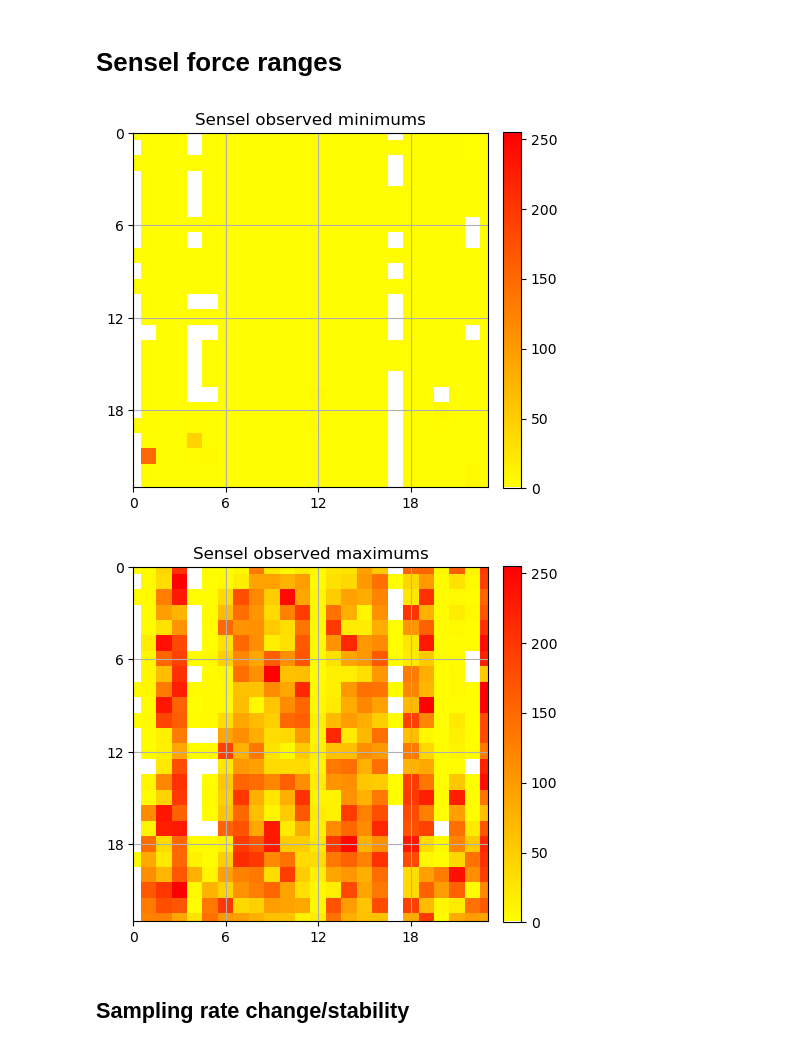
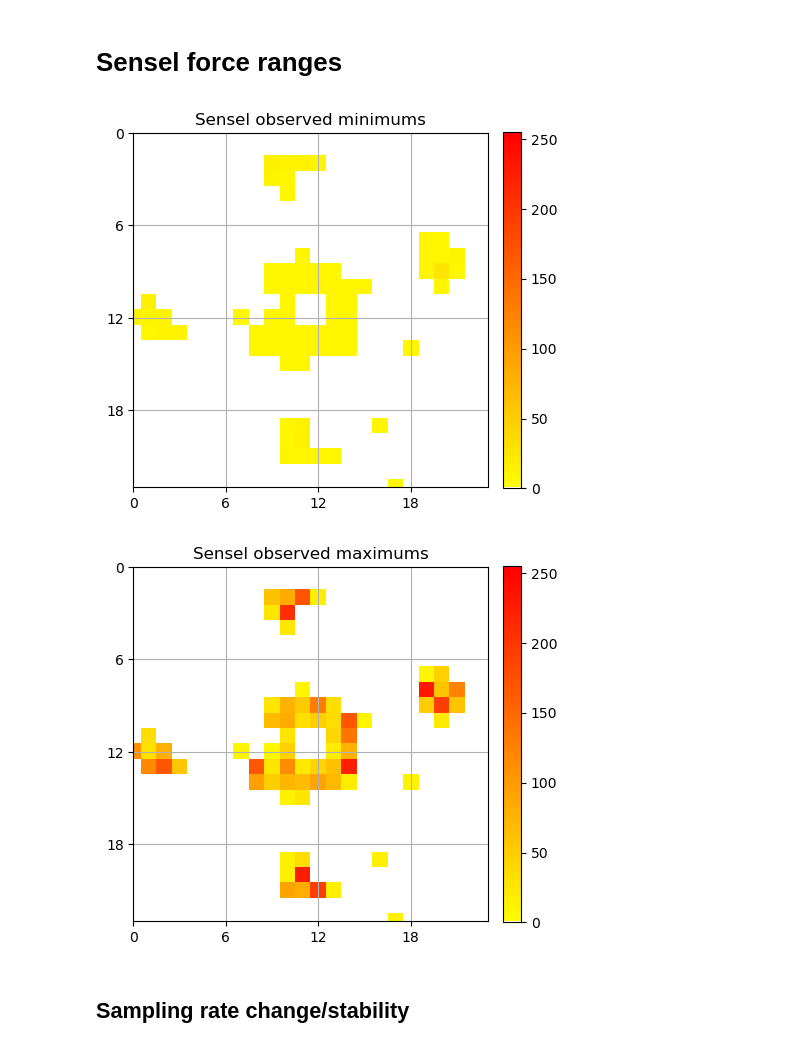
Before and after one commit to yfyf/driver, a Jupyter notebook: tools/analyze-flex/force-curves-v2.ipynb, the cells around one changed output. Drawn from its saved outputs; the diff is of its cells as text; code cells hidden in the pictures.

```diff
--- a/tools/analyze-flex/force-curves-v2.ipynb
+++ b/tools/analyze-flex/force-curves-v2.ipynb
@@ -116,6 +124,6 @@ def load_dat_rec(dat_file, fix_issues=True):
 # %%
-new_trace = load_dat_rec("../../rec/flex/steps.dat")
-t = new_trace['data']
+DEMO_TRACE = load_dat_rec(REC_FILE)
+DEMO_TRACE = DEMO_TRACE['data']
 # %% [output]
 Dropping samples [0] due to out-of-range values
 # %% [markdown]
@@ -184,5 +190,5 @@ def plot_reading_hist(trace):
     ax.set_xlabel("Force reading (0-255)")
     return ax
 # %%
-_ = plot_reading_hist(new_trace['data'])
+_ = plot_reading_hist(DEMO_TRACE)
 # %% [output]
@@ -190,5 +196,5 @@ _ = plot_reading_hist(new_trace['data'])
 # %%
-ax = plot_reading_hist(new_trace['data'])
+ax = plot_reading_hist(DEMO_TRACE)
 ax.set_xlim(0, 60)
 # %% [output]
 (0.0, 60.0)
@@ -203,7 +209,7 @@ def plot_sensel_min_max_vals(trace):
     for (row, col) in sensel_indices:
         max_v = None
         min_v = None
-        for _, v in sensel_series(t, row, col, 0):
+        for _, v in sensel_series(trace, row, col, 0):
             max_v = max(v, max_v) if max_v is not None else v
             min_v = min(v, min_v) if min_v is not None else v
 
@@ -218,10 +224,10 @@ def plot_sensel_min_max_vals(trace):
 
     return (sensel_mins, sensel_maxes)
 # %%
-mins, maxes = plot_sensel_min_max_vals(t)
+mins, maxes = plot_sensel_min_max_vals(DEMO_TRACE)
 # %% [output]
-[figure, old version]
+[figure, new version]
-[figure, old version]
+[figure, new version]
 # %%
 potentially_dead_sensels = set(tuple(i) for i in np.argwhere(np.isnan(mins)))
 # %%
```
Also changed, not shown: parts of 22 cells of this notebook, 1 other file.
